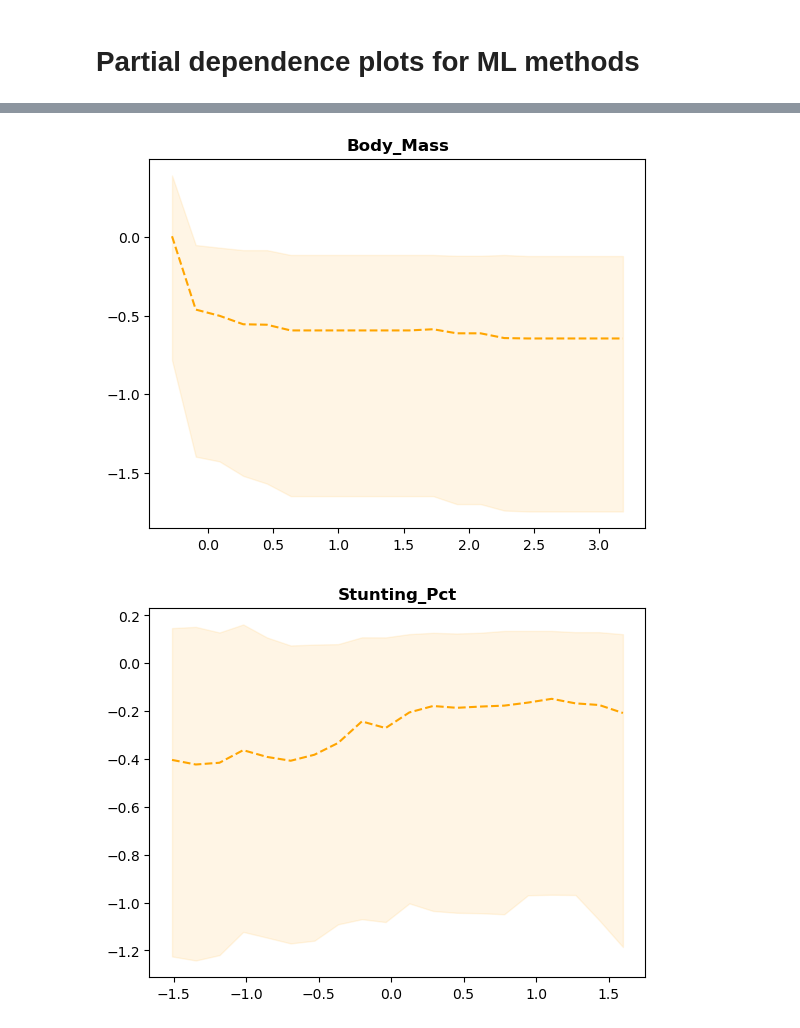
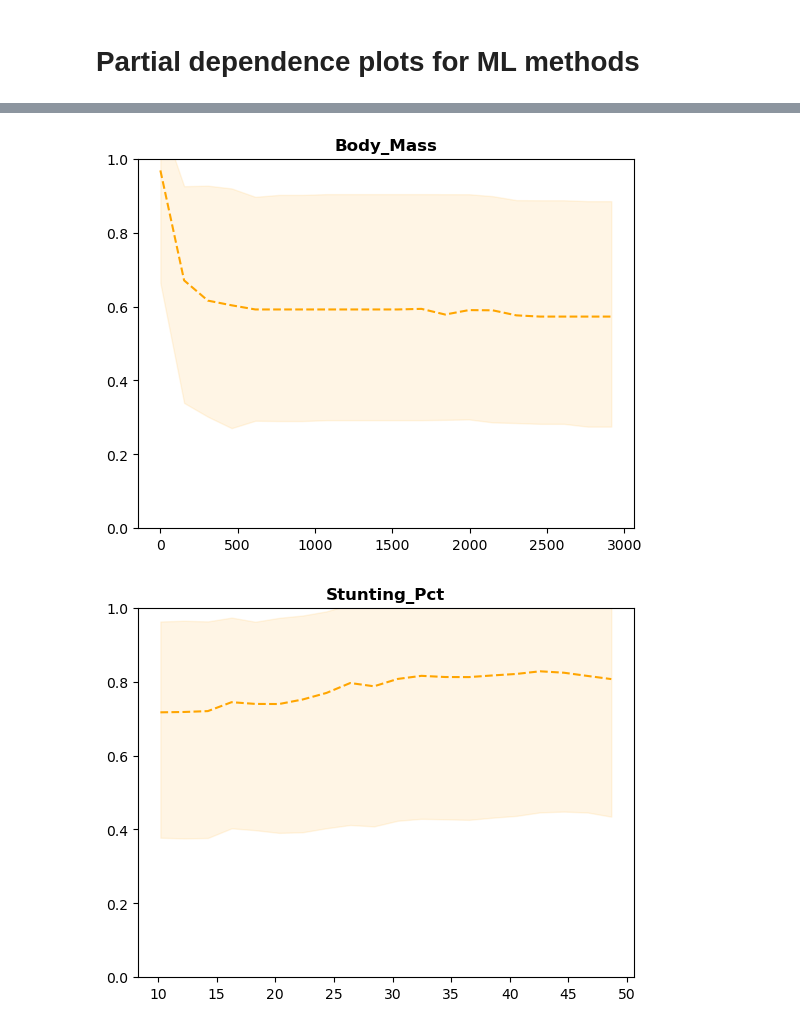
Before and after one commit to emiliolr/life-hunting, a Jupyter notebook: notebooks/final_model_exploration.ipynb, the cells around one changed output, grey strips where cells are left out. Drawn from its saved outputs; the diff is of its cells as text; code cells hidden in the pictures.

```diff
--- a/notebooks/final_model_exploration.ipynb
+++ b/notebooks/final_model_exploration.ipynb
@@ -142,11 +144,11 @@ model = models[model_to_use]['model']
 nonzero_model, zero_model = model.nonzero_model, model.zero_model
 # %%
 # Read in the recreated mammal dataset - needed for PDPs!
-data_fp = '/Users/emiliolr/Google Drive/My Drive/LIFE/datasets/derived_datasets/benitez_lopez2019_recreated/benitez_lopez2019_recreated_w_original.csv'
+data_fp = '/Users/emiliolr/Google Drive/My Drive/LIFE/datasets/derived_datasets/benitez_lopez2019_recreated/benitez_lopez2019_recreated_extended.csv'
 data = pd.read_csv(data_fp)
 
 #  applying necessary preprocessing to match what was done during final model training
-pp_args = {'include_indicators' : False,
+pp_args = {'include_indicators' : True,
            'include_categorical' : False,
            'polynomial_features' : 0,
            'log_trans_cont' : False,
@@ -159,3 +161,9 @@ pp_data = pp_data.drop(columns = ['Response_Ratio'])
 
 #  getting zero/nonzero datasets
 X_zero, X_nonzero = get_zero_nonzero_datasets(pp_data, extirp_pos = model.extirp_pos, pred = True, **model.data_args)
+# %%
+normalized_cols = [c for c in X_nonzero.columns[ : 15] if c!= 'Protected_Area']
+col_means = data[normalized_cols].mean(axis = 0)
+col_stds = data[normalized_cols].std(axis = 0)
+
+col_means
@@ -182,19 +206,28 @@ display = PartialDependenceDisplay.from_estimator(nonzero_model, X_nonzero, **fe
 # %%
 # Trying to dig a little deeper to make these plots more easily interpretable
-for f in [c for c in pp_data.columns if c != 'Protected_Area']:
+for f in normalized_cols:
+    mean = col_means[f]
+    std = col_stds[f]
+
     t = partial_dependence(nonzero_model, X_nonzero, grid_resolution = 20, features = [f], kind = "both")
 
     x = t['grid_values'][0]
+    x = (x * std) + mean
+    if f == 'Body_Mass':
+        x = x / 1000
+
     med = np.median(t['individual'].squeeze(), axis = 0)
-    plt.plot(x, med, color = 'orange', linestyle = 'dashed')
+    plt.plot(x, np.exp(med), color = 'orange', linestyle = 'dashed')
 
-    quant_05 = np.quantile(t['individual'].squeeze(), q = 0.05, axis = 0)
-    quant_95 = np.quantile(t['individual'].squeeze(), q = 0.95, axis = 0)
-    plt.fill_between(x, quant_05, quant_95, alpha = 0.1, color = 'orange')
+    plt.ylim(0, 1)
+
+    quant_10 = np.quantile(t['individual'].squeeze(), q = 0.1, axis = 0)
+    quant_90 = np.quantile(t['individual'].squeeze(), q = 0.90, axis = 0)
+    plt.fill_between(x, np.exp(quant_10), np.exp(quant_90), alpha = 0.1, color = 'orange')
 
     plt.title(f, weight = 'bold')
 
     plt.show()
 # %% [output]
-[figure, old version]
+[figure, new version]
-[figure, old version]
+[figure, new version]
```
Also changed, not shown: parts of 6 cells of this notebook, 1 other file.
